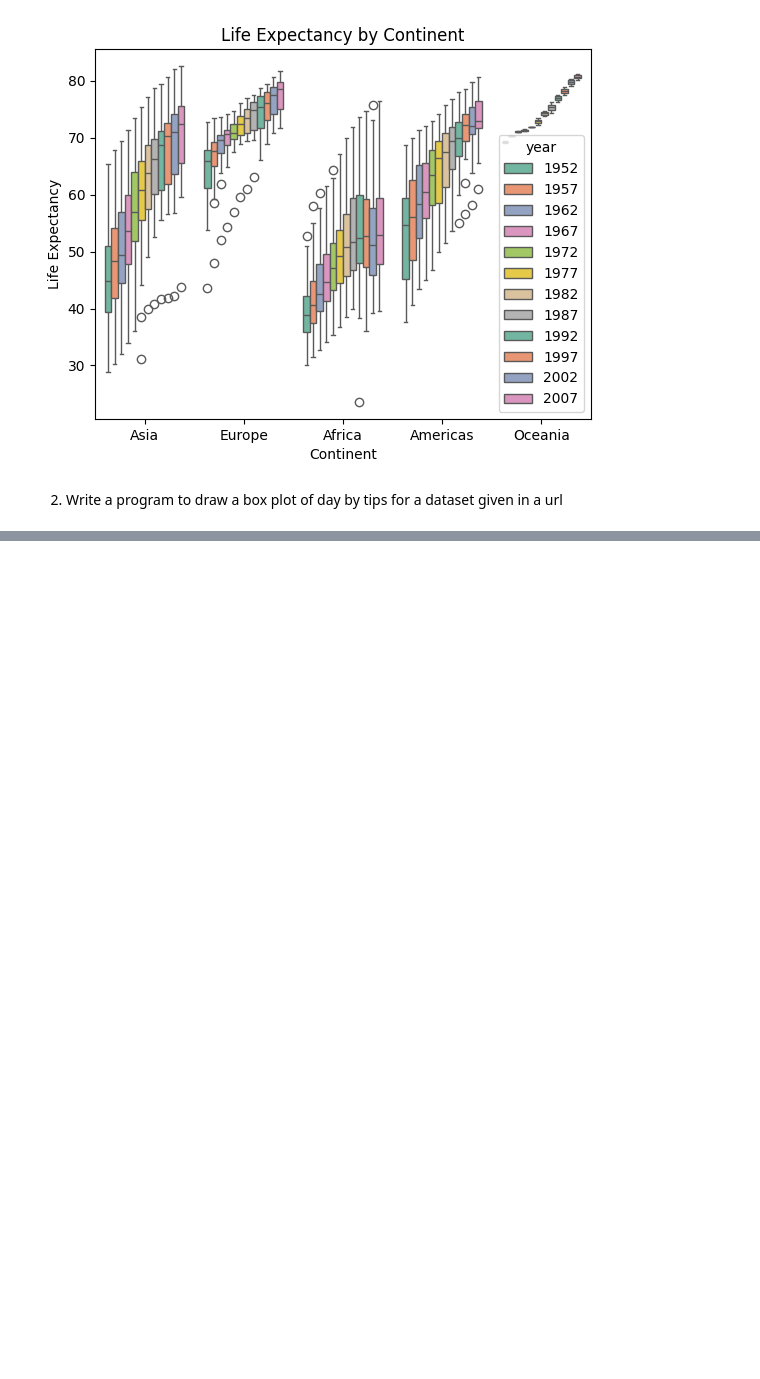
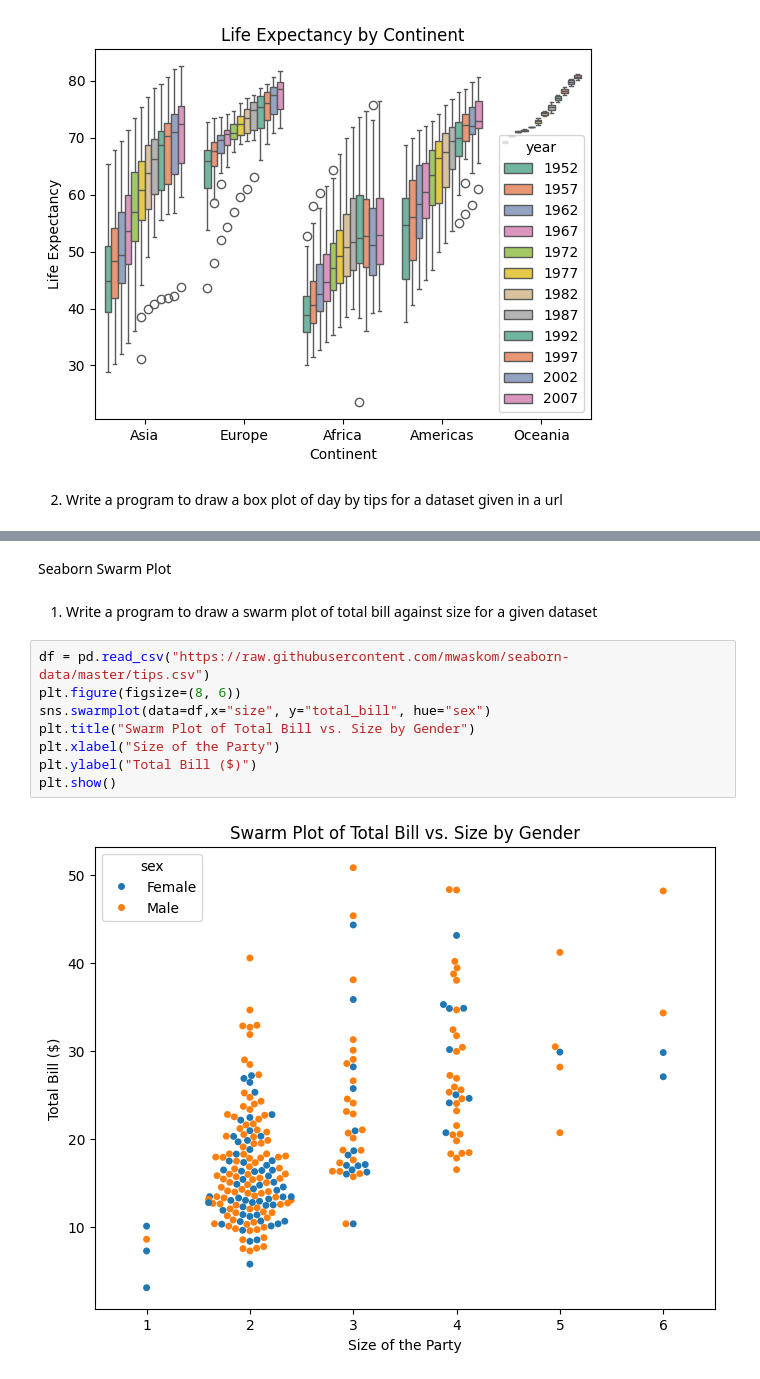
Before and after one commit to lj5619/BL-Python-Libraries, a Jupyter notebook: seaborn.ipynb, the cells around one changed output, grey strips where cells are left out. Drawn from its saved outputs; the diff is of its cells as text; blank space fills up the shorter version.

```diff
--- a/seaborn.ipynb
+++ b/seaborn.ipynb
@@ -98,0 +107,14 @@ df = pd.read_csv("https://raw.githubusercontent.com/mwaskom/seaborn-data/master/
+# %% [markdown]
+Seaborn Swarm Plot
+# %% [markdown]
+1. Write a program to draw a swarm plot of total bill against size for a given dataset
+# %%
+df = pd.read_csv("https://raw.githubusercontent.com/mwaskom/seaborn-data/master/tips.csv")
+plt.figure(figsize=(8, 6))
+sns.swarmplot(data=df,x="size", y="total_bill", hue="sex")
+plt.title("Swarm Plot of Total Bill vs. Size by Gender")
+plt.xlabel("Size of the Party")
+plt.ylabel("Total Bill ($)")
+plt.show()
+# %% [output]
+[figure, added]
```
Also changed, not shown: parts of 4 cells of this notebook, 4 other files.
